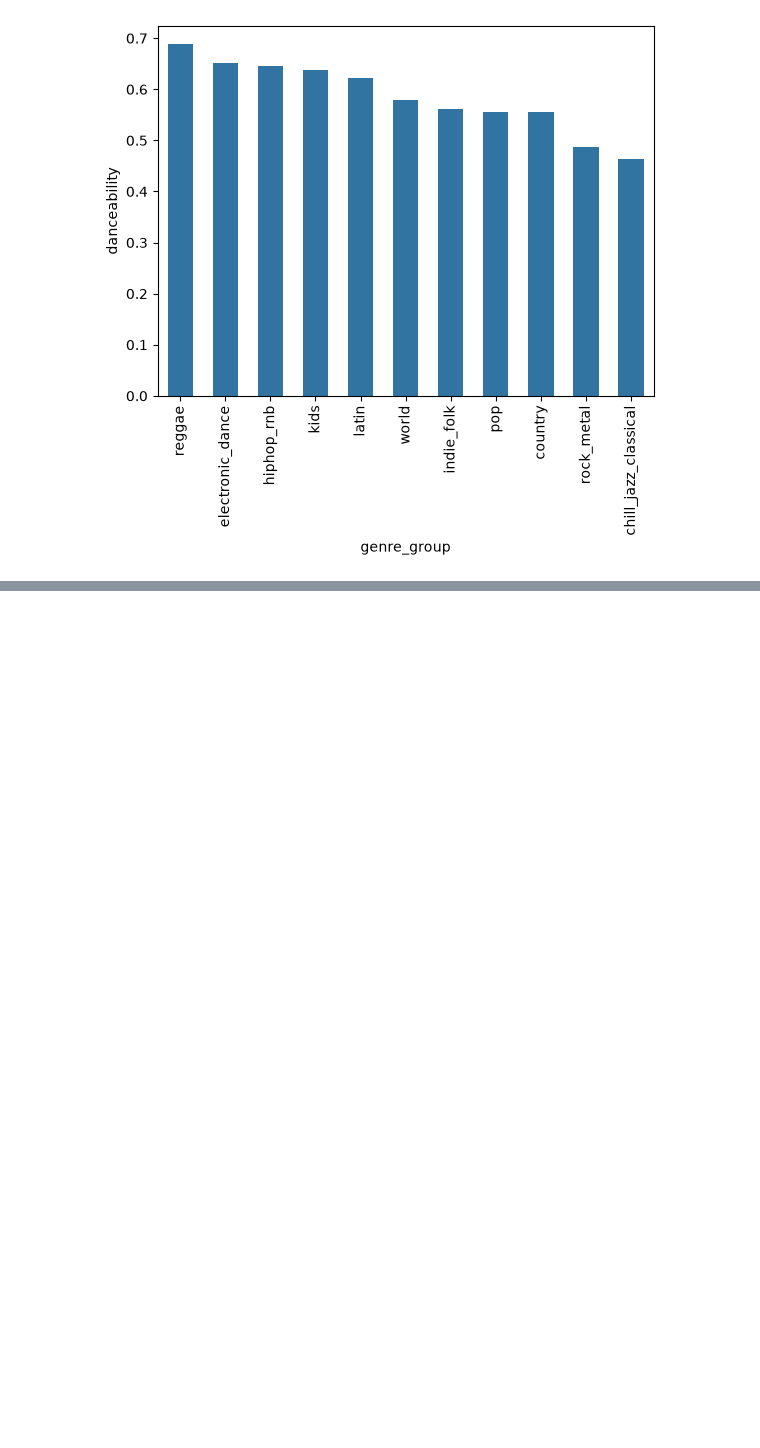
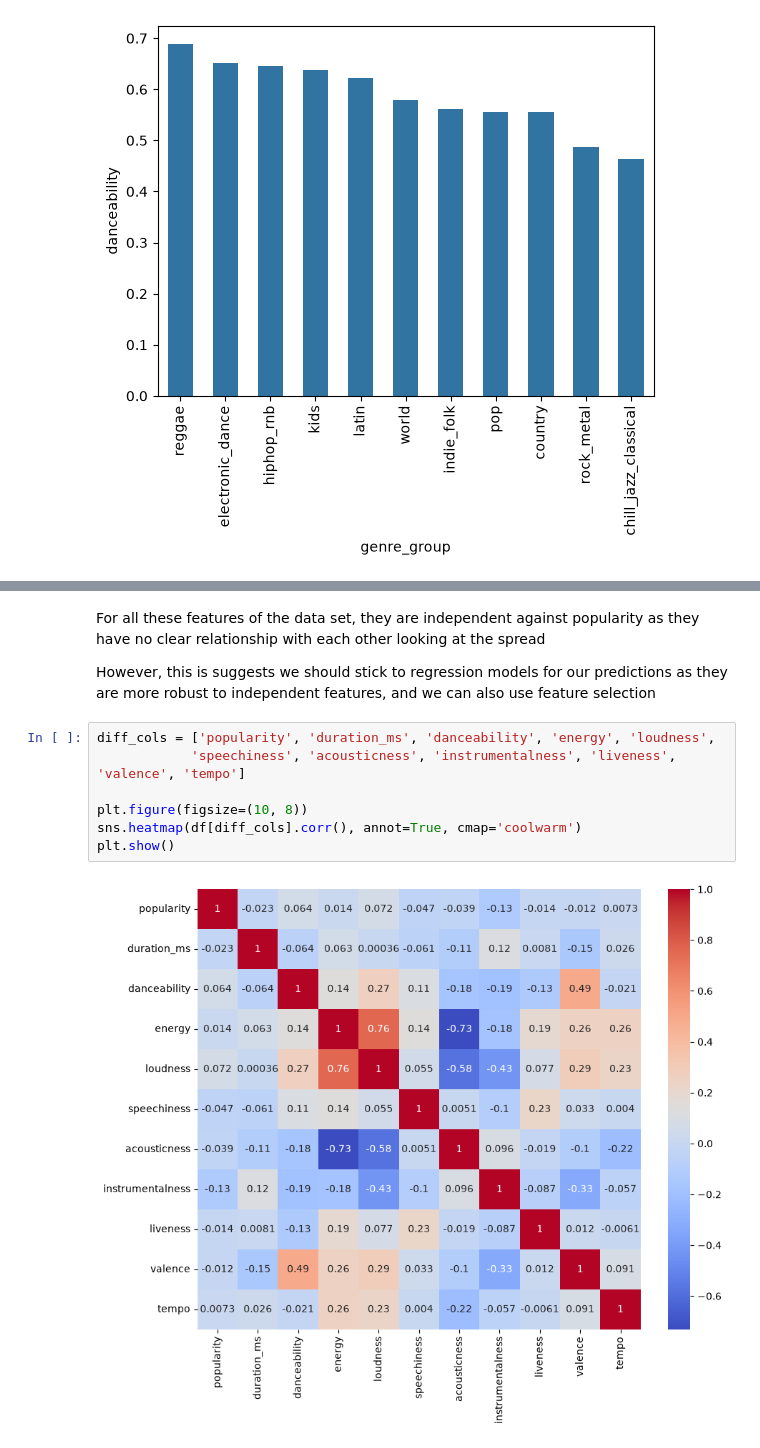
Before and after one commit to surabhibage/cs-171-final-project, a Jupyter notebook: project_checkpoint/eda.ipynb, the cells around one changed output, grey strips where cells are left out. Saved outputs shown, nothing was run; the diff lists cells and outputs as text; blank space fills up the shorter version.

```diff
--- a/project_checkpoint/eda.ipynb
+++ b/project_checkpoint/eda.ipynb
@@ -190,0 +232,15 @@ plt.show()
+# %% [markdown]
+For all these features of the data set, they are independent against popularity as they have no clear relationship
+with each other looking at the spread
+
+However, this is suggests we should stick to regression models for our predictions as they are more robust to independent features,
+and we can also use feature selection
+# %%
+diff_cols = ['popularity', 'duration_ms', 'danceability', 'energy', 'loudness',
+            'speechiness', 'acousticness', 'instrumentalness', 'liveness', 'valence', 'tempo']
+
+plt.figure(figsize=(10, 8))
+sns.heatmap(df[diff_cols].corr(), annot=True, cmap='coolwarm')
+plt.show()
+# %% [output]
+[figure, added]
```
Also changed, not shown: parts of 17 cells of this notebook.
